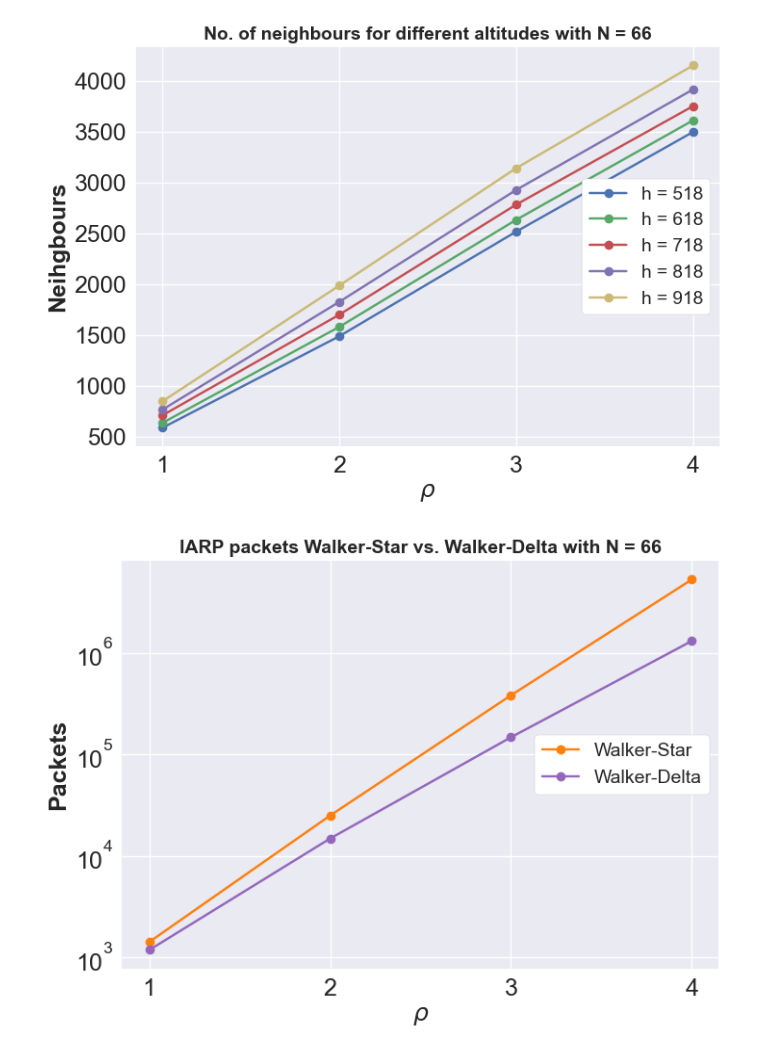
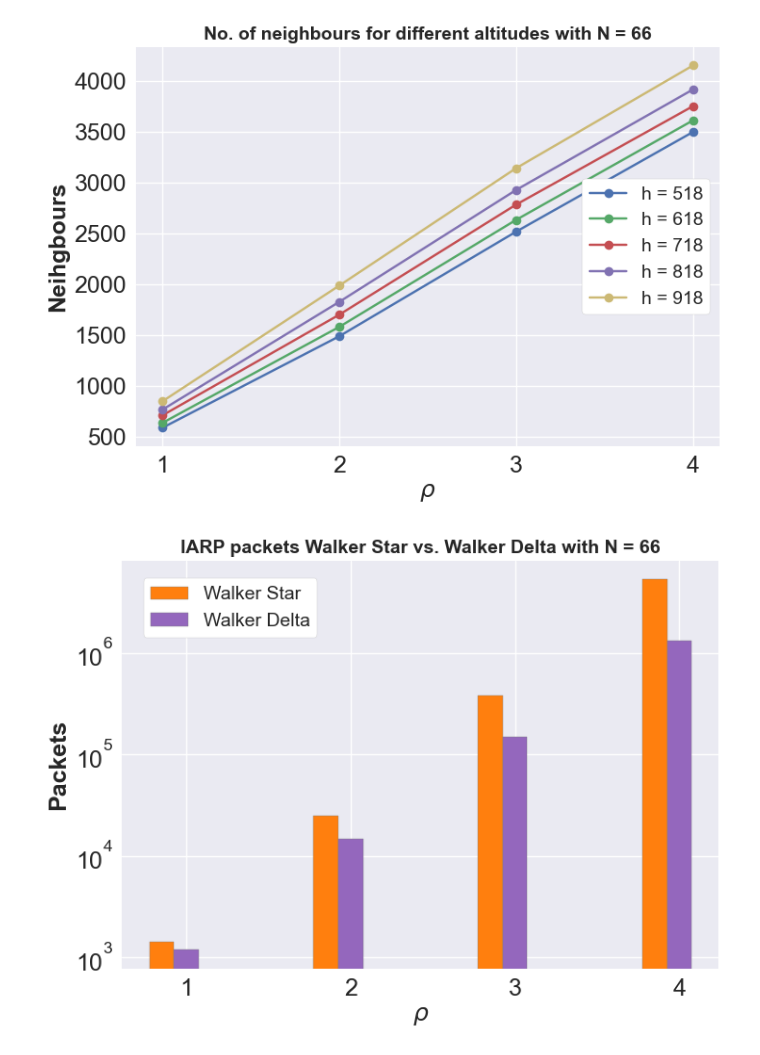
Before and after one commit to mathias-magnusson/Zone-routing-protocol, a Jupyter notebook: plot.ipynb, the cells around one changed output. Saved outputs shown, nothing was run; the diff lists cells and outputs as text; code cells hidden in the pictures.

```diff
--- a/plot.ipynb
+++ b/plot.ipynb
@@ -116,23 +134,35 @@ legend = plt.legend(loc='upper left', bbox_to_anchor=(0.02, 0.98), frameon=True,
 ## TESTING FOR IERP. X-VALUES ARE P, Y-VALUES ARE PACKETS, AND 5 DIFFERENT GRAPHS ARE NODE POPULATION
 
 zone_radius = [1,2,3,4]
-y_18 = [8.4, 2.4, 1, 0.1]
+y_18 = [8.4, 2.4, 1, 0]
 y_30 = [150.8, 90.4, 59.4, 12]
 y_42 = [9142, 934.6, 177.6, 21]
 y_54 = [98528, 1208, 67.8, 12]
 y_66 = [160593, 3114, 255.2, 36]
 
+# set width of bar
+barWidth = 0.15
+
+# Set position of bar on X axis
+br1 = np.arange(len(y_18))
+br2 = [x + barWidth for x in br1]
+br3 = [x + barWidth for x in br2]
+br4 = [x + barWidth for x in br3]
+br5 = [x + barWidth for x in br4]
+
 plt.style.use('seaborn-v0_8')
 
-plt.plot(zone_radius, y_18, marker='o', linestyle='-', label='N = 18')
-plt.plot(zone_radius, y_30, marker='o', linestyle='-', label='N = 30')
-plt.plot(zone_radius, y_42, marker='o', linestyle='-', label='N = 42')
-plt.plot(zone_radius, y_54, marker='o', linestyle='-', label='N = 54')
-plt.plot(zone_radius, y_66, marker='o', linestyle='-', label='N = 66')
+# Make the plot
+plt.bar(br1, y_18, color='tab:blue', width = barWidth, edgecolor ='grey', label ='N = 18')
+plt.bar(br2, y_30, color='tab:green', width = barWidth, edgecolor ='grey', label ='N = 30')
+plt.bar(br3, y_42, color='tab:red', width = barWidth, edgecolor ='grey', label ='N = 42')
+plt.bar(br4, y_54, color='tab:purple', width = barWidth, edgecolor ='grey', label ='N = 54')
+plt.bar(br5, y_66, color='tab:orange', width = barWidth, edgecolor ='grey', label ='N = 66')
 
 plt.yscale('log')
-plt.xticks([1,2,3,4], fontsize=18)
+plt.xticks([r + barWidth for r in range(len(y_18))], [1,2,3,4], fontsize=18)
 plt.yticks(fontsize=18)
+plt.ylim()
 plt.xlabel('$\u03C1$', weight='bold', fontsize=18)
 plt.ylabel("Packets", weight='bold', fontsize=18)
 plt.title("IERP packets at altitude 718km", weight='bold', fontsize=14)
@@ -248,25 +317,33 @@ legend = plt.legend(loc='center right', bbox_to_anchor=(1, 0.5), frameon=True, f
 # %%
 # walkerStar vs. walkerDelta IARP
 
 zone_radius = [1,2,3,4]
 walkerStar_IARP = [1420, 24932, 380736, 5255952]
 walkerDelta_IARP = [1184, 14812, 147028, 1304636]
 
+# set width of bar
+barWidth = 0.15
+
+# Set position of bar on X axis
+br1 = np.arange(len(y_18))
+br2 = [x + barWidth for x in br1]
+
 plt.style.use('seaborn-v0_8')
 
-plt.plot(zone_radius, walkerStar_IARP, marker='o', linestyle='-', label='Walker-Star', color = 'tab:orange')
-plt.plot(zone_radius, walkerDelta_IARP, marker='o',  linestyle='-', label='Walker-Delta', color = 'tab:purple')
+# Make the plot
+plt.bar(br1, walkerStar_IARP, color='tab:orange', width = barWidth, edgecolor ='grey', label ='Walker Star')
+plt.bar(br2, walkerDelta_IARP, color='tab:purple', width = barWidth, edgecolor ='grey', label ='Walker Delta')
 
 plt.yscale('log')
-plt.xticks([1,2,3,4], fontsize=18)
+plt.xticks([r + barWidth for r in range(len(y_18))], [1,2,3,4], fontsize=18)
 plt.yticks(fontsize=18)
 plt.xlabel('$\u03C1$', weight='bold', fontsize=18)
 plt.ylabel("Packets", weight='bold', fontsize=18)
-plt.title("IARP packets Walker-Star vs. Walker-Delta with N = 66", weight='bold', fontsize=14)
+plt.title("IARP packets Walker Star vs. Walker Delta with N = 66", weight='bold', fontsize=14)
 
-legend = plt.legend(loc='center right', bbox_to_anchor=(1, 0.5), frameon=True, framealpha=1, facecolor='white', fontsize = 14)
+legend = plt.legend(loc='upper left', bbox_to_anchor=(0.02, 0.98), frameon=True, framealpha=1, facecolor='white', fontsize = 14)
 # %% [output]
-[figure, old version]
+[figure, new version]
 # %%
 # walkerStar vs. walkerDelta IERP
 zone_radius = [1,2,3,4]
```
Also changed, not shown: parts of 11 cells of this notebook.
